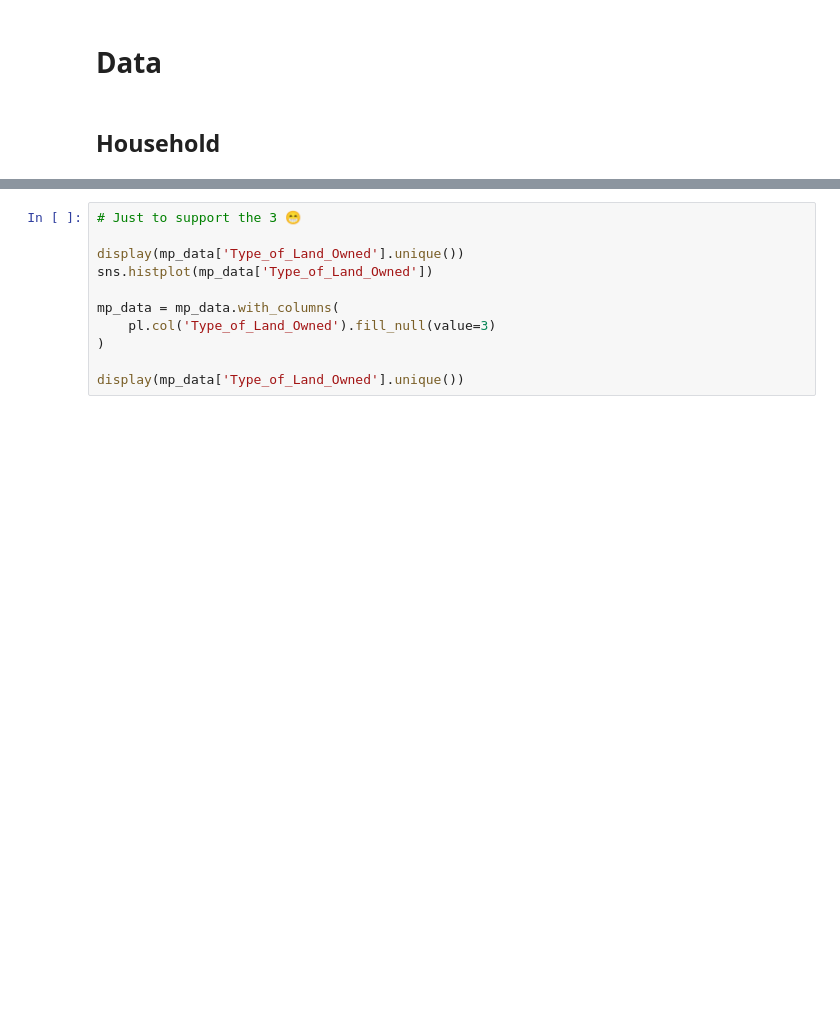
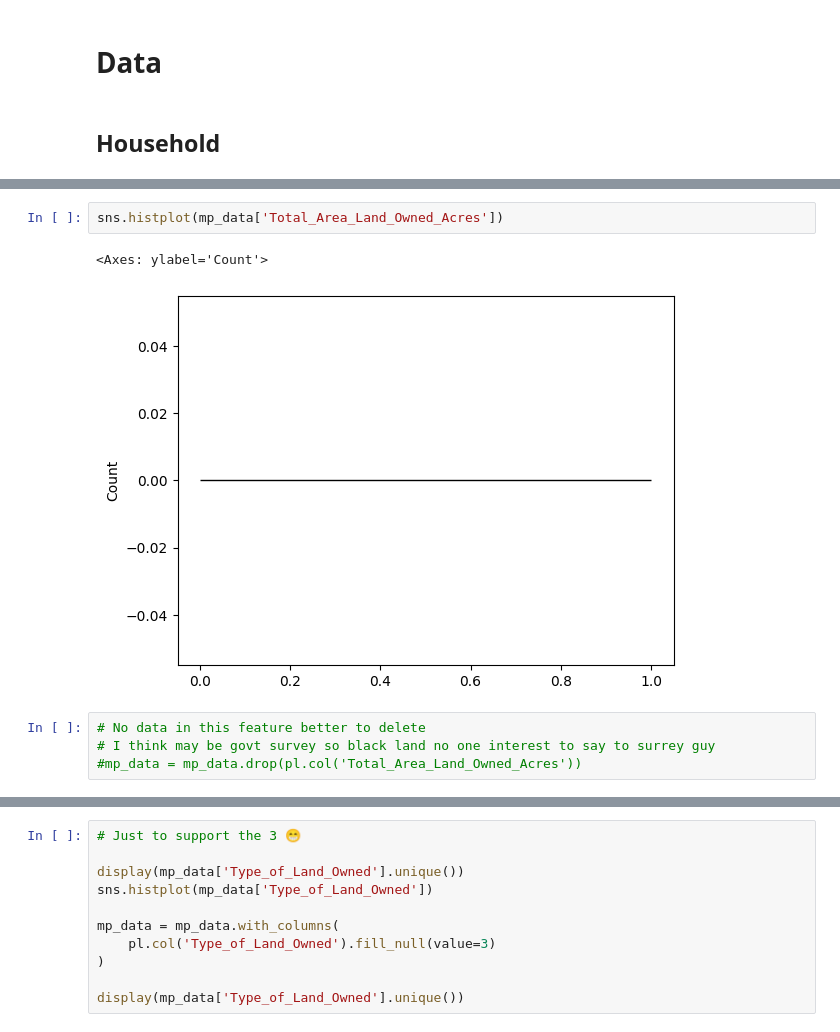
Before and after one commit to Rudra-G-23/rural-financial-inclusion-govt-scheme-recommendation, a Jupyter notebook: parquet-data/lev-03/notebooks/lev-03-03-mp-data-cleaning.ipynb, the cells around one changed output, grey strips where cells are left out. Saved outputs shown, nothing was run; the diff lists cells and outputs as text; blank space fills up the shorter version.

```diff
--- a/parquet-data/lev-03/notebooks/lev-03-03-mp-data-cleaning.ipynb
+++ b/parquet-data/lev-03/notebooks/lev-03-03-mp-data-cleaning.ipynb
@@ -171,3 +235,12 @@ shape: (1, 13)
+# %%
+sns.histplot(mp_data['Total_Area_Land_Owned_Acres'])
+# %% [output]
+<Axes: ylabel='Count'>
+[figure, added]
+# %%
+# No data in this feature better to delete
+# I think may be govt survey so black land no one interest to say to surrey guy
+#mp_data = mp_data.drop(pl.col('Total_Area_Land_Owned_Acres'))
 # %%
 check_unique('Rent_Rate_Available_Rural')
 
```
Also changed, not shown: parts of 35 cells of this notebook, 5 other files.
